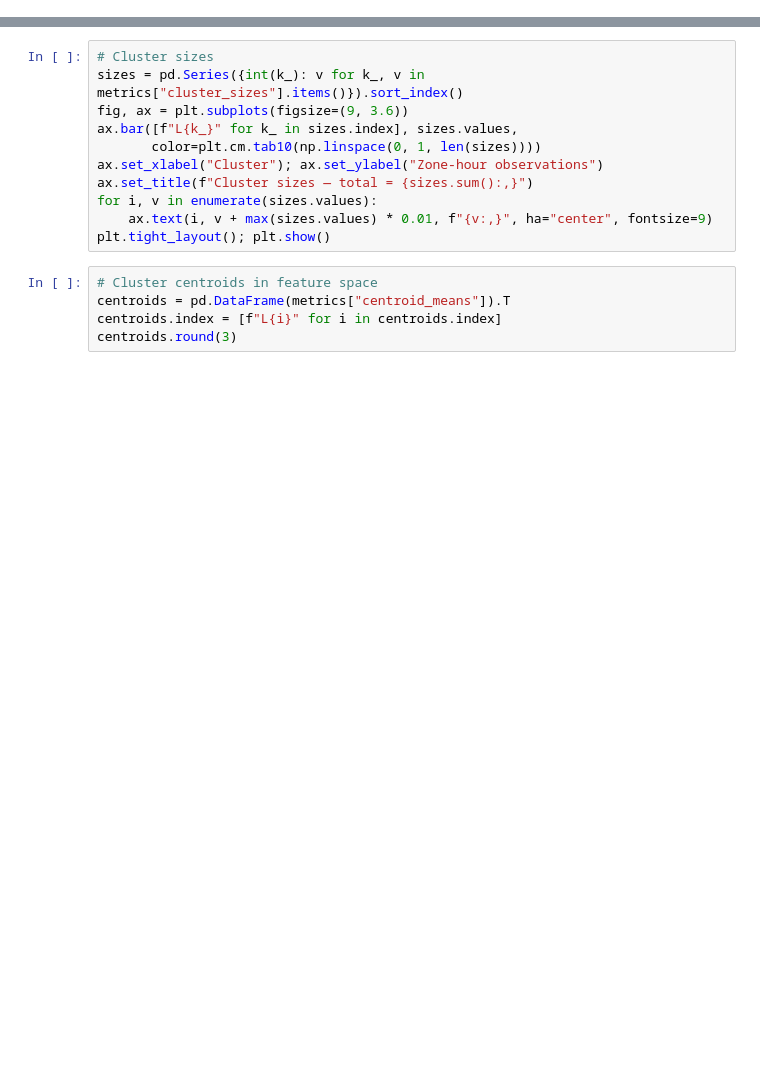
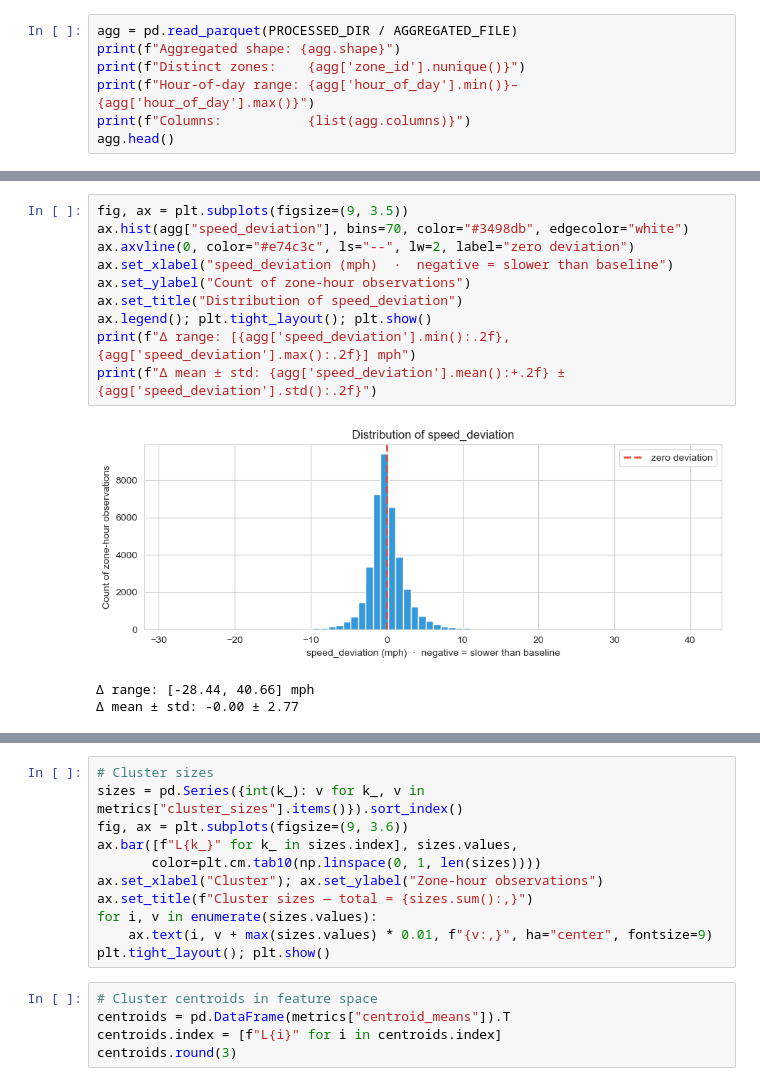
Before and after one commit to Bhardwaj-1983/Traffic_Congestion, a Jupyter notebook: notebooks/Traffic_Congestion_Submission.ipynb, the cells around one changed output, grey strips where cells are left out. Drawn from its saved outputs; the diff is of its cells as text; blank space fills up the shorter version.

```diff
--- a/notebooks/Traffic_Congestion_Submission.ipynb
+++ b/notebooks/Traffic_Congestion_Submission.ipynb
@@ -321,0 +171,7 @@ plt.tight_layout(); plt.show()
+# %%
+agg = pd.read_parquet(PROCESSED_DIR / AGGREGATED_FILE)
+print(f"Aggregated shape: {agg.shape}")
+print(f"Distinct zones:    {agg['zone_id'].nunique()}")
+print(f"Hour-of-day range: {agg['hour_of_day'].min()}–{agg['hour_of_day'].max()}")
+print(f"Columns:           {list(agg.columns)}")
+agg.head()
@@ -321,0 +489,14 @@ plt.tight_layout(); plt.show()
+# %%
+fig, ax = plt.subplots(figsize=(9, 3.5))
+ax.hist(agg["speed_deviation"], bins=70, color="#3498db", edgecolor="white")
+ax.axvline(0, color="#e74c3c", ls="--", lw=2, label="zero deviation")
+ax.set_xlabel("speed_deviation (mph)  ·  negative = slower than baseline")
+ax.set_ylabel("Count of zone-hour observations")
+ax.set_title("Distribution of speed_deviation")
+ax.legend(); plt.tight_layout(); plt.show()
+print(f"Δ range: [{agg['speed_deviation'].min():.2f}, {agg['speed_deviation'].max():.2f}] mph")
+print(f"Δ mean ± std: {agg['speed_deviation'].mean():+.2f} ± {agg['speed_deviation'].std():.2f}")
+# %% [output]
+[figure, added]
+Δ range: [-28.44, 40.66] mph
+Δ mean ± std: -0.00 ± 2.77
```
Also changed, not shown: parts of 60 cells of this notebook, 3 other files.
